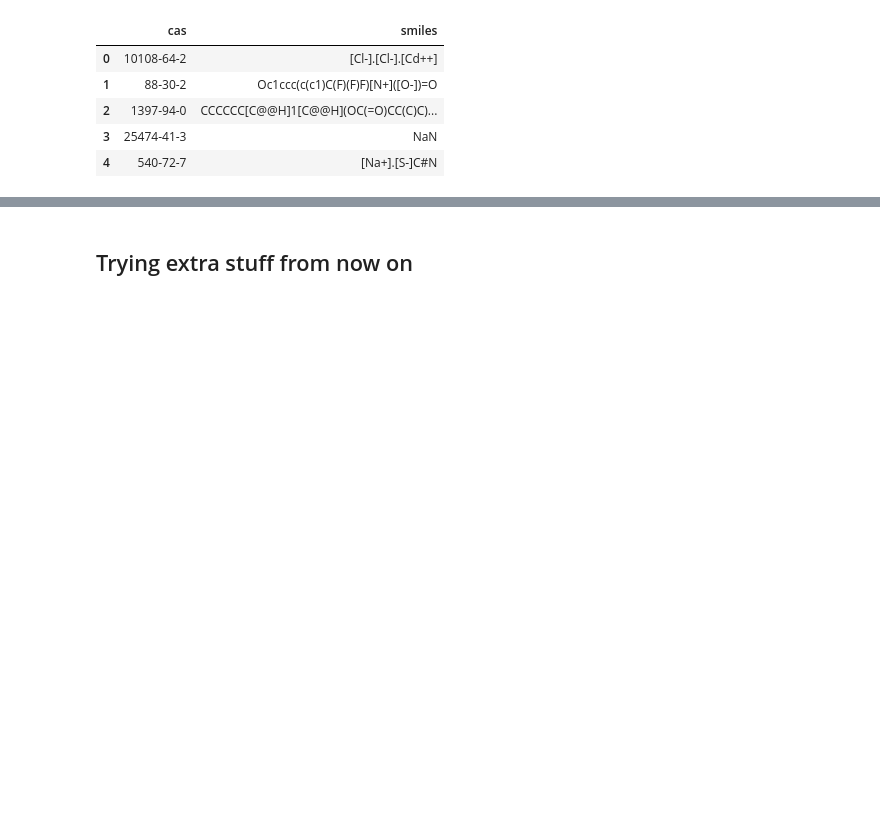
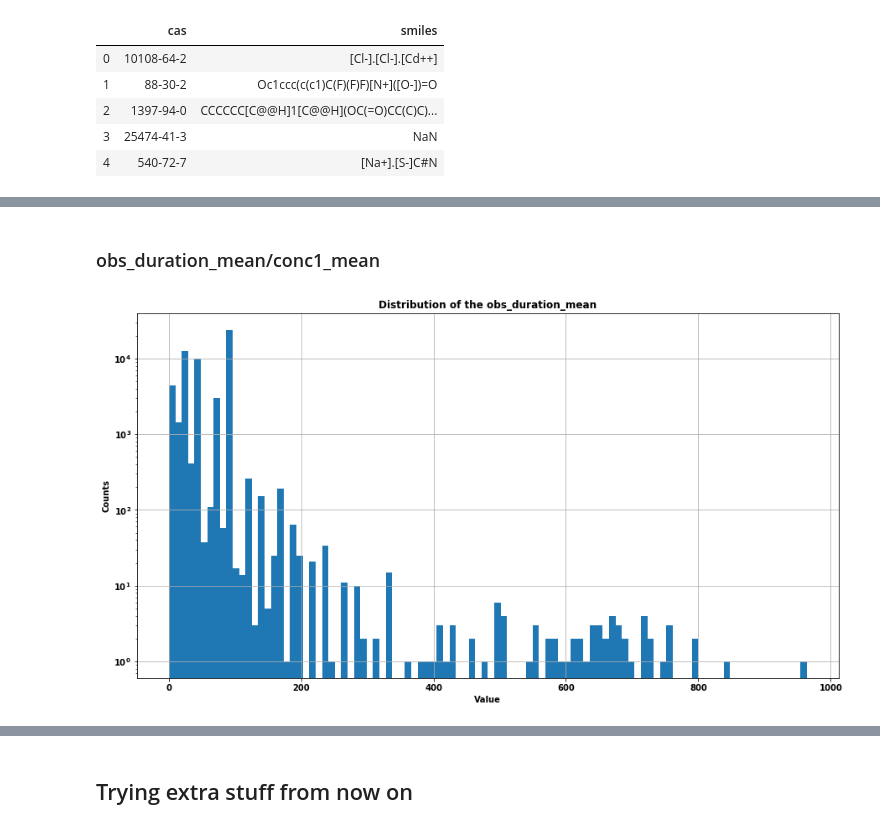
Before and after one commit to manuleo/ML_Toxicology_Testing, a Jupyter notebook: data_analysis.ipynb, the cells around one changed output, grey strips where cells are left out. Saved outputs shown, nothing was run; the diff lists cells and outputs as text; code cells hidden in the pictures; blank space fills up the shorter version.

```diff
--- a/data_analysis.ipynb
+++ b/data_analysis.ipynb
@@ -1413,3 +1415,5 @@ results_extr.to_csv("output/base_db.csv")
+# %%
+base_db = pd.read_csv("output/base_db.csv").drop(columns="Unnamed: 0")
 # %% [markdown]
 ## CAS - SMILES
 # %%
@@ -1431,0 +1445,4 @@ smiles['smiles'].isnull().sum()
+# %%
+use_db = base_db.copy()
+use_db = use_db[['test_cas', 'exposure_type', 'obs_duration_mean', 'conc1_type',
+       'conc1_mean', 'class', 'tax_order', 'family', 'genus', 'species']]
@@ -1431,0 +1461,11 @@ smiles['smiles'].isnull().sum()
+# %% [markdown]
+### obs_duration_mean/conc1_mean
+# %%
+# plotted as before
+use_db.obs_duration_mean.hist(bins=100)
+plt.yscale("log")
+plt.title("Distribution of the obs_duration_mean")
+plt.xlabel("Value")
+plt.ylabel("Counts");
+# %% [output]
+[figure, added]
```
Also changed, not shown: parts of 61 cells of this notebook, 8 other files.
